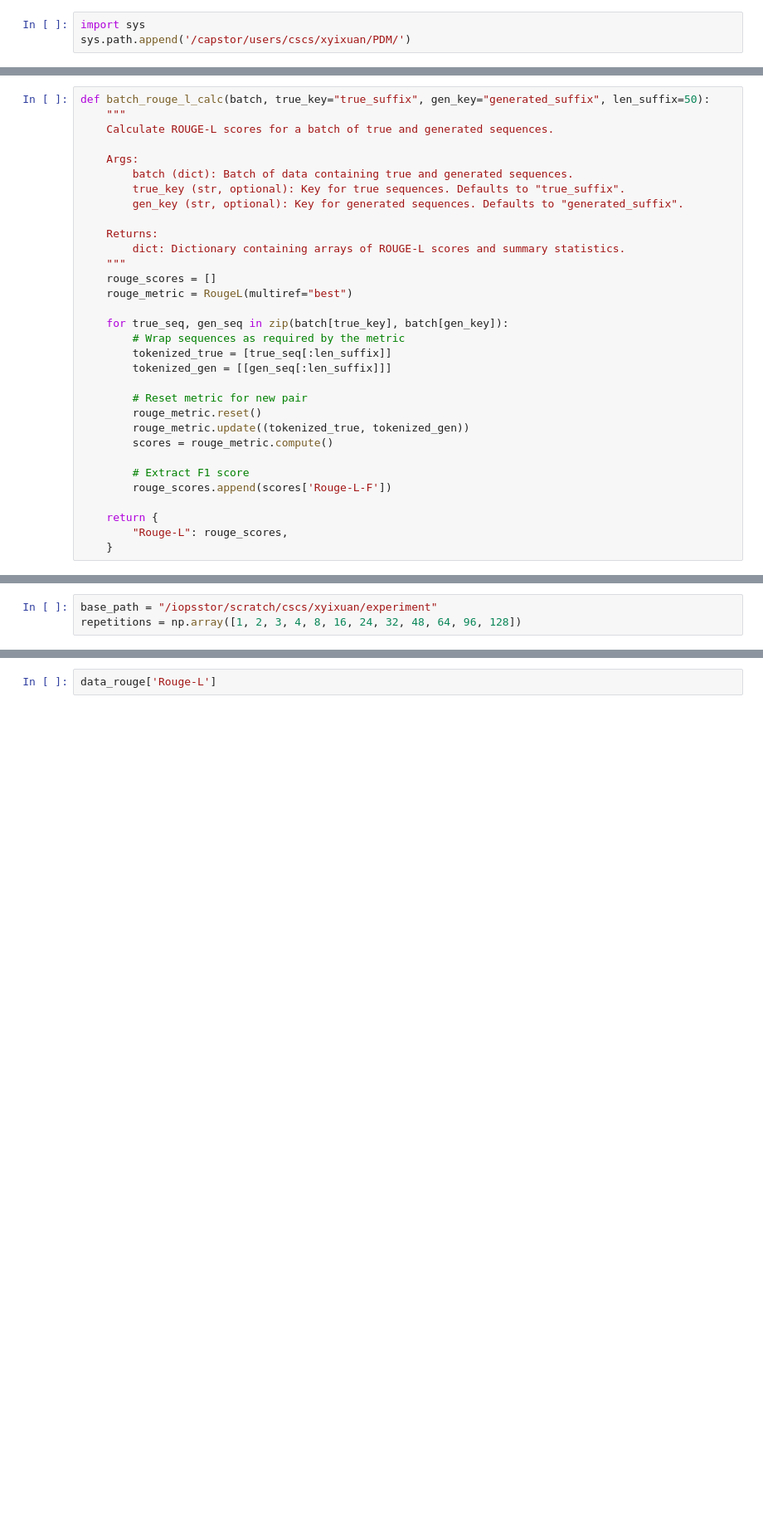
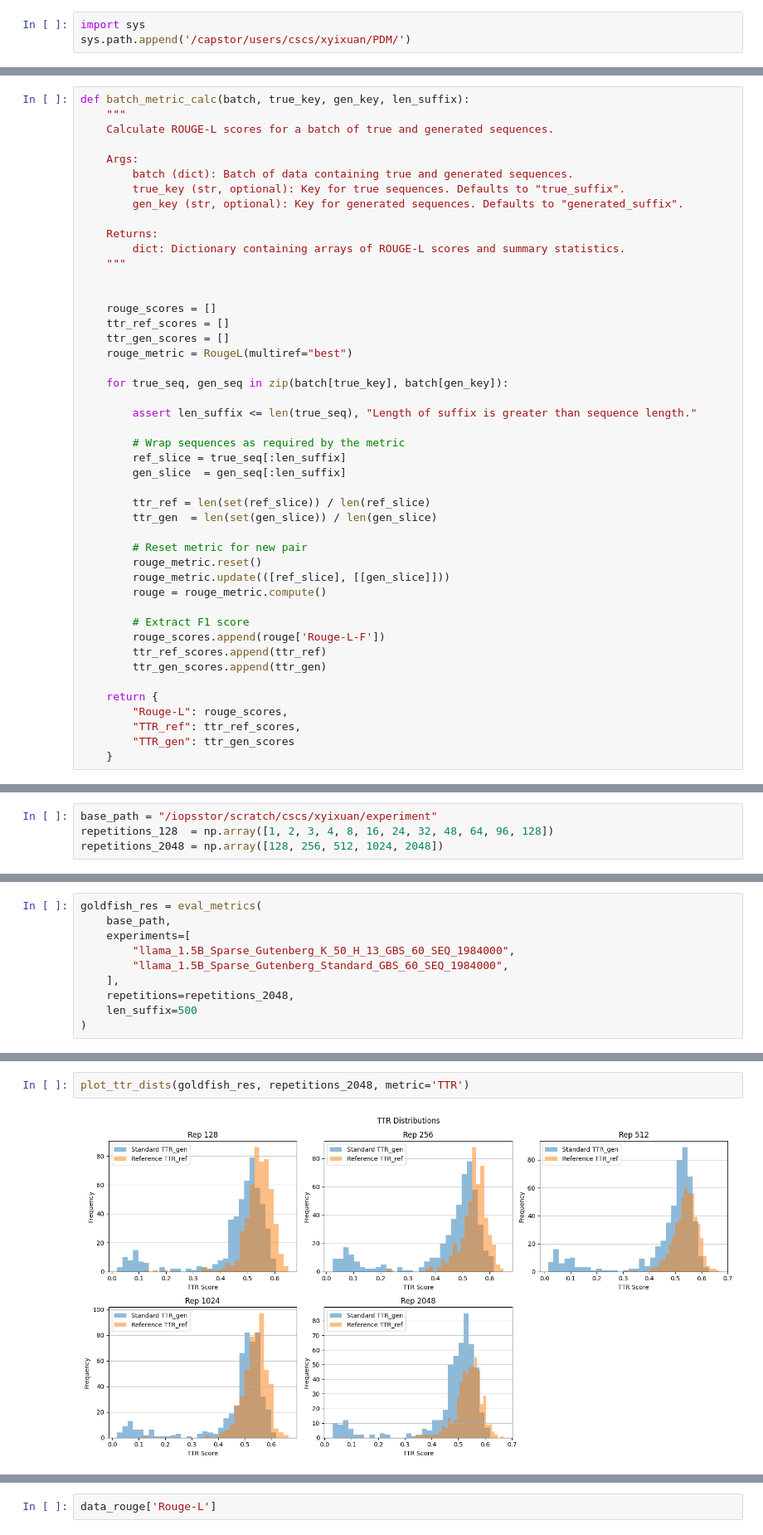
Before and after one commit to Alvorecer721/PDM, a Jupyter notebook: notebooks/rough-l.ipynb, the cells around one changed output, grey strips where cells are left out. Shown: that part at 83% size. Saved outputs shown, nothing was run; the diff lists cells and outputs as text; blank space fills up the shorter version.

```diff
--- a/notebooks/rough-l.ipynb
+++ b/notebooks/rough-l.ipynb
@@ -12,5 +13,5 @@ import numpy as np
 # %%
-def batch_rouge_l_calc(batch, true_key="true_suffix", gen_key="generated_suffix", len_suffix=50):
+def batch_metric_calc(batch, true_key, gen_key, len_suffix):
     """
     Calculate ROUGE-L scores for a batch of true and generated sequences.
 
@@ -22,23 +23,37 @@ def batch_rouge_l_calc(batch, true_key="true_suffix", gen_key="generated_suffix"
     Returns:
         dict: Dictionary containing arrays of ROUGE-L scores and summary statistics.
     """
+
+
     rouge_scores = []
+    ttr_ref_scores = []
+    ttr_gen_scores = []
     rouge_metric = RougeL(multiref="best")
 
     for true_seq, gen_seq in zip(batch[true_key], batch[gen_key]):
+
+        assert len_suffix <= len(true_seq), "Length of suffix is greater than sequence length."
+
         # Wrap sequences as required by the metric
-        tokenized_true = [true_seq[:len_suffix]]
-        tokenized_gen = [[gen_seq[:len_suffix]]]
+        ref_slice = true_seq[:len_suffix]
+        gen_slice  = gen_seq[:len_suffix]
+
+        ttr_ref = len(set(ref_slice)) / len(ref_slice)
+        ttr_gen  = len(set(gen_slice)) / len(gen_slice)
 
         # Reset metric for new pair
         rouge_metric.reset()
-        rouge_metric.update((tokenized_true, tokenized_gen))
-        scores = rouge_metric.compute()
+        rouge_metric.update(([ref_slice], [[gen_slice]]))
+        rouge = rouge_metric.compute()
 
         # Extract F1 score
-        rouge_scores.append(scores['Rouge-L-F'])
+        rouge_scores.append(rouge['Rouge-L-F'])
+        ttr_ref_scores.append(ttr_ref)
+        ttr_gen_scores.append(ttr_gen)
 
     return {
         "Rouge-L": rouge_scores,
+        "TTR_ref": ttr_ref_scores,
+        "TTR_gen": ttr_gen_scores
     }
 # %%
@@ -82,3 +176,4 @@ def eval_rougeL(base_path: str, expr: str, repetitions: np.ndarray):
 # %%
 base_path = "/iopsstor/scratch/cscs/xyixuan/experiment"
-repetitions = np.array([1, 2, 3, 4, 8, 16, 24, 32, 48, 64, 96, 128])
+repetitions_128  = np.array([1, 2, 3, 4, 8, 16, 24, 32, 48, 64, 96, 128])
+repetitions_2048 = np.array([128, 256, 512, 1024, 2048])
@@ -84,0 +190,10 @@ repetitions = np.array([1, 2, 3, 4, 8, 16, 24, 32, 48, 64, 96, 128])
+# %%
+goldfish_res = eval_metrics(
+    base_path,
+    experiments=[
+        "llama_1.5B_Sparse_Gutenberg_K_50_H_13_GBS_60_SEQ_1984000",
+        "llama_1.5B_Sparse_Gutenberg_Standard_GBS_60_SEQ_1984000",
+    ],
+    repetitions=repetitions_2048,
+    len_suffix=500
+)
@@ -84,0 +365,4 @@ repetitions = np.array([1, 2, 3, 4, 8, 16, 24, 32, 48, 64, 96, 128])
+# %%
+plot_ttr_dists(goldfish_res, repetitions_2048, metric='TTR')
+# %% [output]
+[figure, added]
```
Also changed, not shown: parts of 14 cells of this notebook, 7 other files.
